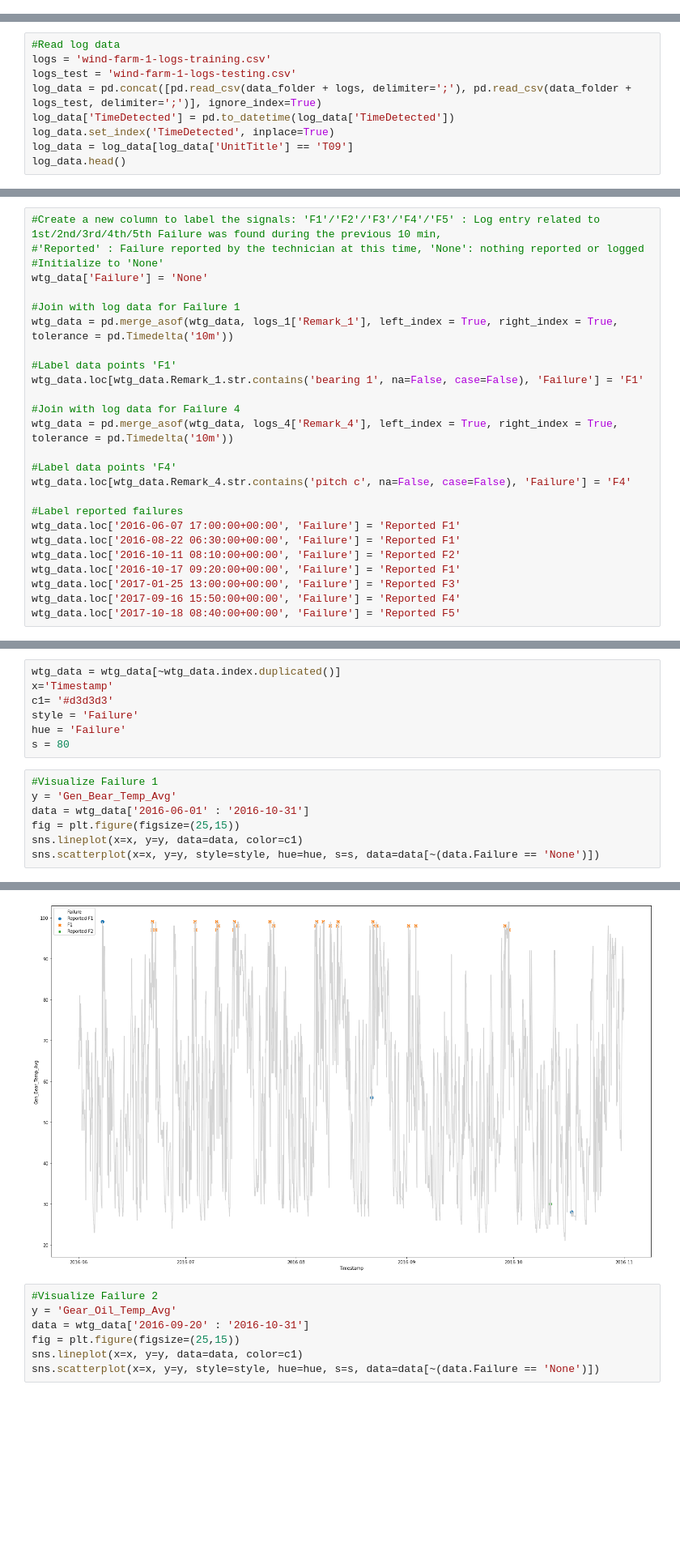
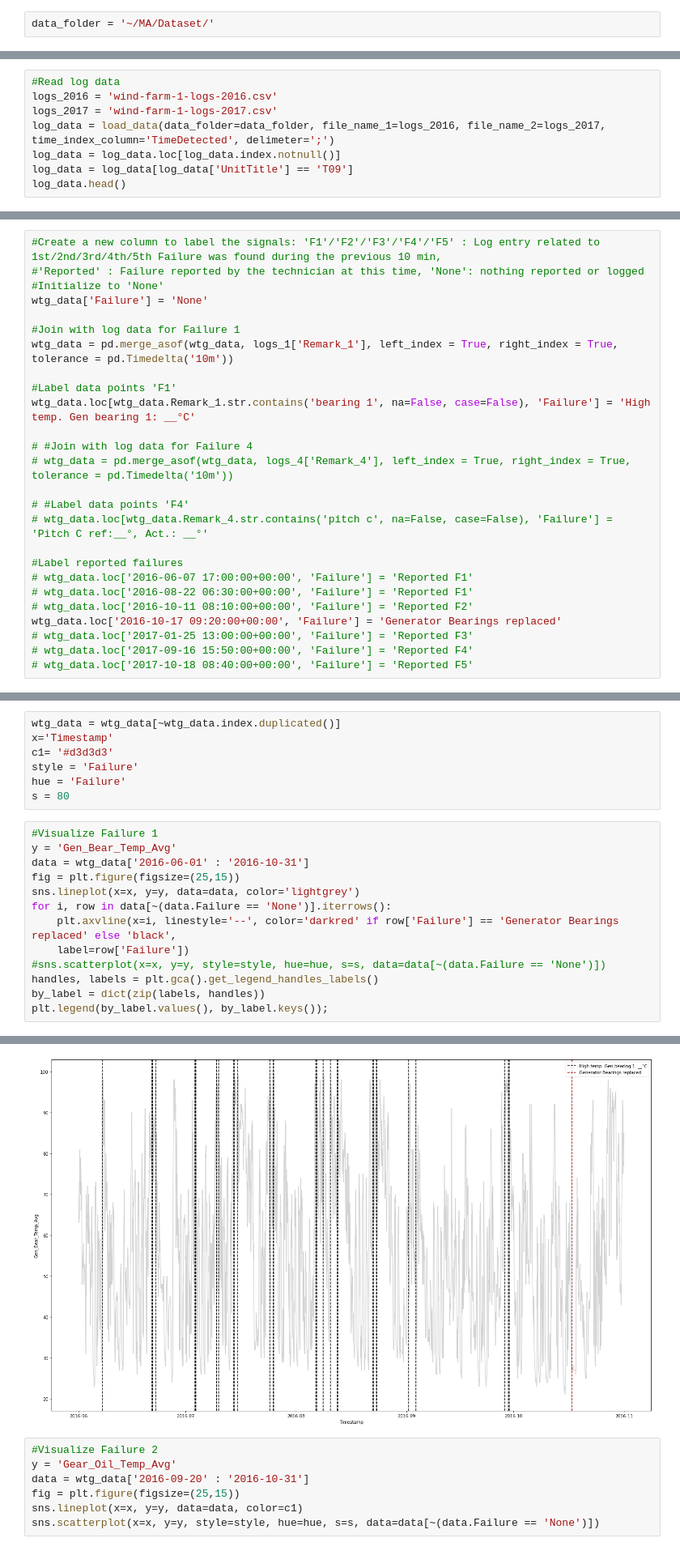
Before and after one commit to mohamedsamy95/Masters-Thesis, a Jupyter notebook: Notebooks/T09_EDA.ipynb, the cells around one changed output, grey strips where cells are left out. Shown at 81% size. Saved outputs shown, nothing was run; the diff lists cells and outputs as text; blank space fills up the shorter version.

```diff
--- a/Notebooks/T09_EDA.ipynb
+++ b/Notebooks/T09_EDA.ipynb
@@ -21,4 +26,6 @@ import seaborn as sns
 # %% [markdown]
 **Load dataset:**
+# %%
+data_folder = '~/MA/Dataset/'
 # %%
 #Read WTG data
@@ -68,11 +76,10 @@ wtg_data.tail()
 5 rows × 82 columns
 # %%
 #Read log data
-logs = 'wind-farm-1-logs-training.csv'
-logs_test = 'wind-farm-1-logs-testing.csv'
-log_data = pd.concat([pd.read_csv(data_folder + logs, delimiter=';'), pd.read_csv(data_folder + logs_test, delimiter=';')], ignore_index=True)
-log_data['TimeDetected'] = pd.to_datetime(log_data['TimeDetected'])
-log_data.set_index('TimeDetected', inplace=True)
+logs_2016 = 'wind-farm-1-logs-2016.csv'
+logs_2017 = 'wind-farm-1-logs-2017.csv'
+log_data = load_data(data_folder=data_folder, file_name_1=logs_2016, file_name_2=logs_2017, time_index_column='TimeDetected', delimeter=';')
+log_data = log_data.loc[log_data.index.notnull()]
 log_data = log_data[log_data['UnitTitle'] == 'T09']
 log_data.head()
 # %% [output]
@@ -184,22 +191,22 @@ wtg_data['Failure'] = 'None'
 wtg_data = pd.merge_asof(wtg_data, logs_1['Remark_1'], left_index = True, right_index = True, tolerance = pd.Timedelta('10m'))
 
 #Label data points 'F1'
-wtg_data.loc[wtg_data.Remark_1.str.contains('bearing 1', na=False, case=False), 'Failure'] = 'F1'
+wtg_data.loc[wtg_data.Remark_1.str.contains('bearing 1', na=False, case=False), 'Failure'] = 'High temp. Gen bearing 1: __°C'
 
-#Join with log data for Failure 4
-wtg_data = pd.merge_asof(wtg_data, logs_4['Remark_4'], left_index = True, right_index = True, tolerance = pd.Timedelta('10m'))
+# #Join with log data for Failure 4
+# wtg_data = pd.merge_asof(wtg_data, logs_4['Remark_4'], left_index = True, right_index = True, tolerance = pd.Timedelta('10m'))
 
-#Label data points 'F4'
-wtg_data.loc[wtg_data.Remark_4.str.contains('pitch c', na=False, case=False), 'Failure'] = 'F4'
+# #Label data points 'F4'
+# wtg_data.loc[wtg_data.Remark_4.str.contains('pitch c', na=False, case=False), 'Failure'] = 'Pitch C ref:__°, Act.: __°'
 
 #Label reported failures
-wtg_data.loc['2016-06-07 17:00:00+00:00', 'Failure'] = 'Reported F1'
-wtg_data.loc['2016-08-22 06:30:00+00:00', 'Failure'] = 'Reported F1'
-wtg_data.loc['2016-10-11 08:10:00+00:00', 'Failure'] = 'Reported F2'
-wtg_data.loc['2016-10-17 09:20:00+00:00', 'Failure'] = 'Reported F1'
-wtg_data.loc['2017-01-25 13:00:00+00:00', 'Failure'] = 'Reported F3'
-wtg_data.loc['2017-09-16 15:50:00+00:00', 'Failure'] = 'Reported F4'
-wtg_data.loc['2017-10-18 08:40:00+00:00', 'Failure'] = 'Reported F5'
+# wtg_data.loc['2016-06-07 17:00:00+00:00', 'Failure'] = 'Reported F1'
+# wtg_data.loc['2016-08-22 06:30:00+00:00', 'Failure'] = 'Reported F1'
+# wtg_data.loc['2016-10-11 08:10:00+00:00', 'Failure'] = 'Reported F2'
+wtg_data.loc['2016-10-17 09:20:00+00:00', 'Failure'] = 'Generator Bearings replaced'
+# wtg_data.loc['2017-01-25 13:00:00+00:00', 'Failure'] = 'Reported F3'
+# wtg_data.loc['2017-09-16 15:50:00+00:00', 'Failure'] = 'Reported F4'
+# wtg_data.loc['2017-10-18 08:40:00+00:00', 'Failure'] = 'Reported F5'
 # %%
 #Validate
 wtg_data['2016-06-07' : '2016-06-07'].dropna(subset=['Remark_1'])
@@ -220,6 +227,12 @@ s = 80
 y = 'Gen_Bear_Temp_Avg'
 data = wtg_data['2016-06-01' : '2016-10-31']
 fig = plt.figure(figsize=(25,15))
-sns.lineplot(x=x, y=y, data=data, color=c1)
-sns.scatterplot(x=x, y=y, style=style, hue=hue, s=s, data=data[~(data.Failure == 'None')])
+sns.lineplot(x=x, y=y, data=data, color='lightgrey')
+for i, row in data[~(data.Failure == 'None')].iterrows():
+    plt.axvline(x=i, linestyle='--', color='darkred' if row['Failure'] == 'Generator Bearings replaced' else 'black',
+    label=row['Failure'])
+#sns.scatterplot(x=x, y=y, style=style, hue=hue, s=s, data=data[~(data.Failure == 'None')])
+handles, labels = plt.gca().get_legend_handles_labels()
+by_label = dict(zip(labels, handles))
+plt.legend(by_label.values(), by_label.keys());
 # %% [output]
@@ -227,4 +239,4 @@ sns.scatterplot(x=x, y=y, style=style, hue=hue, s=s, data=data[~(data.Failure ==
-[figure, old version]
+[figure, new version]
 # %%
 #Visualize Failure 2
 y = 'Gear_Oil_Temp_Avg'
```
Also changed, not shown: parts of 20 cells of this notebook, 4 other files.
